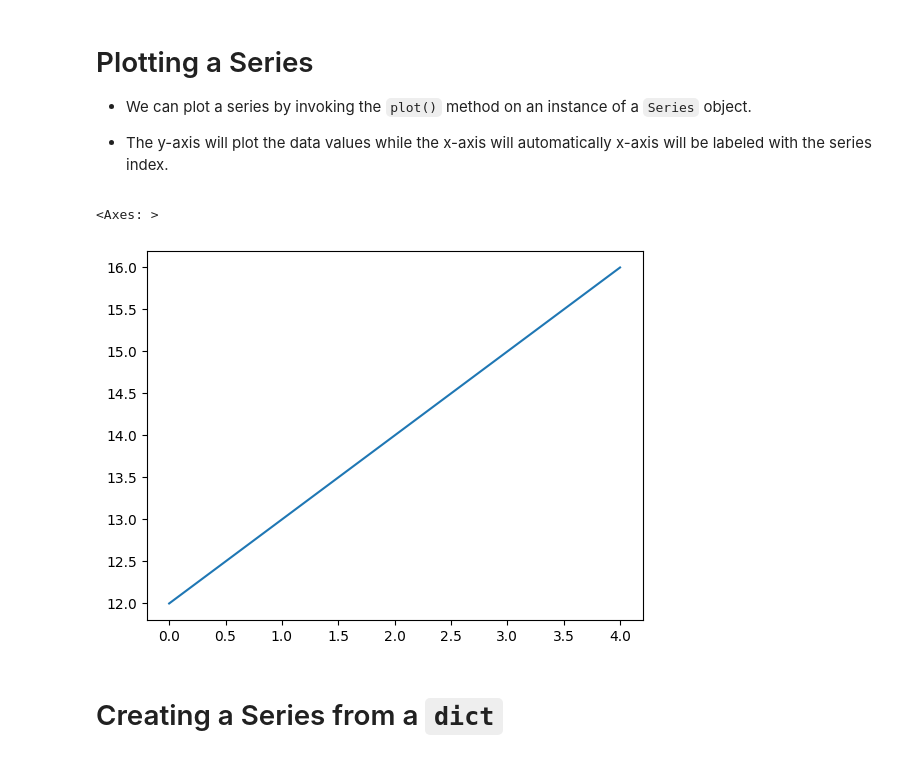
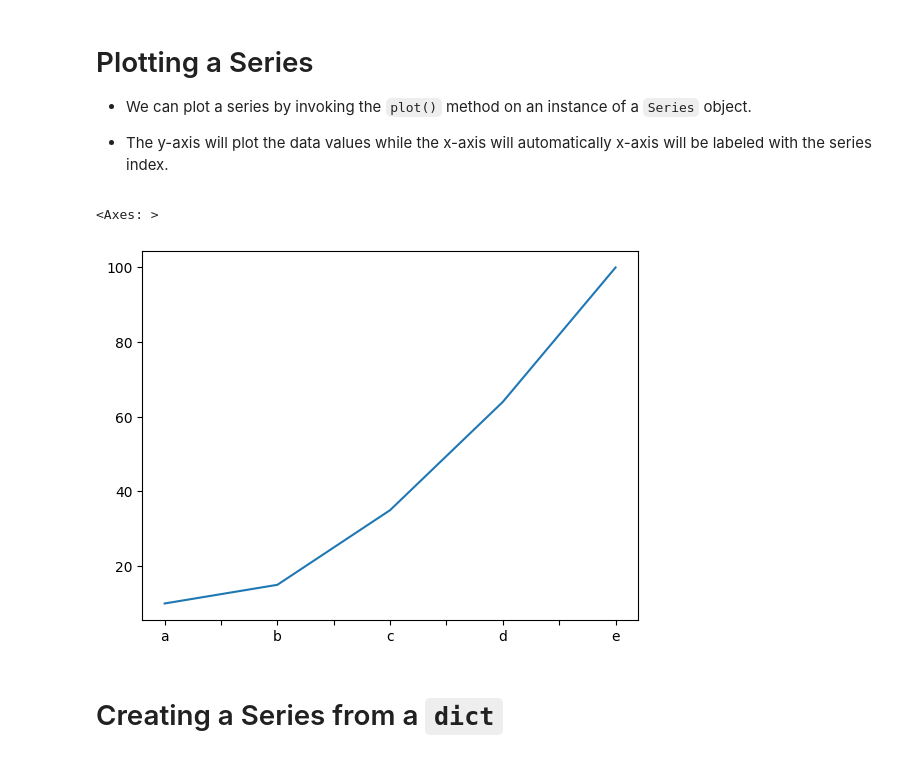
Before and after one commit to DillonZdrojewski/Feb.-4-2025, a Jupyter notebook: week3.ipynb, the cells around one changed output. Drawn from its saved outputs; the diff is of its cells as text; code cells hidden in the pictures.

```diff
--- a/week3.ipynb
+++ b/week3.ipynb
@@ -66,12 +59,12 @@ my_series2['a']
 - The y-axis will plot the data values while the x-axis will automatically x-axis will be labeled with the series index.
 # %%
 %matplotlib inline
-my_series.plot()
-#my_series1.plot()
-#my_series2.plot()
+# my_series.plot()
+# my_series1.plot()
+my_series2.plot()
 # %% [output]
 <Axes: >
-[figure, old version]
+[figure, new version]
 # %% [markdown]
 # Creating a Series from a `dict`
 # %%
```
Also changed, not shown: parts of 54 cells of this notebook.
